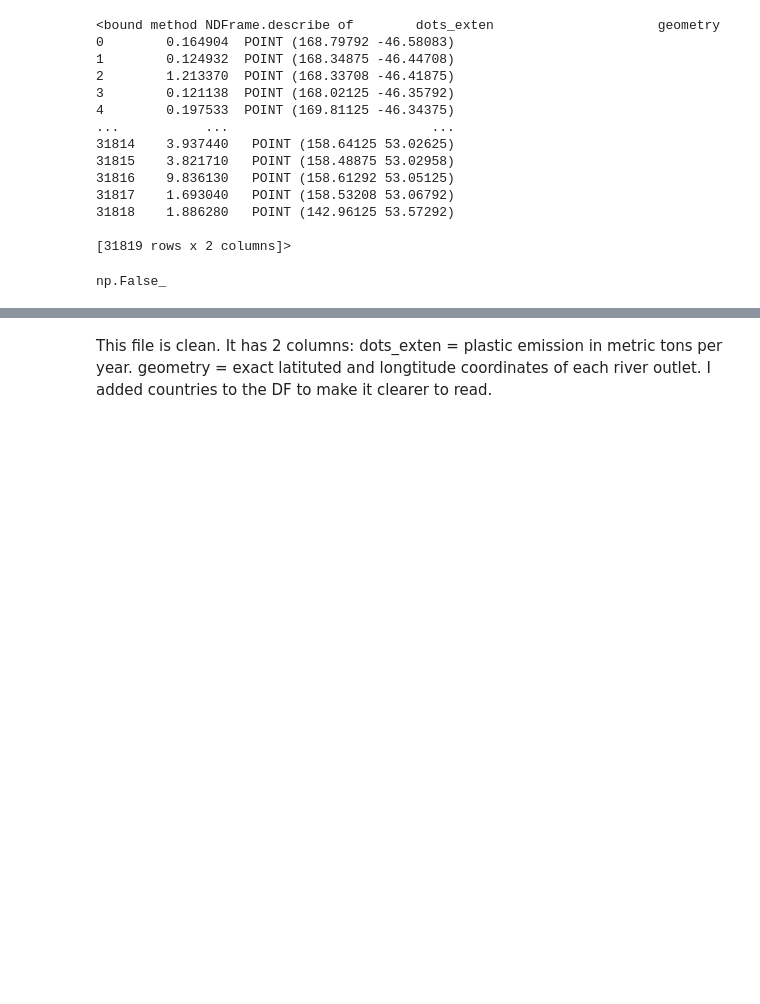
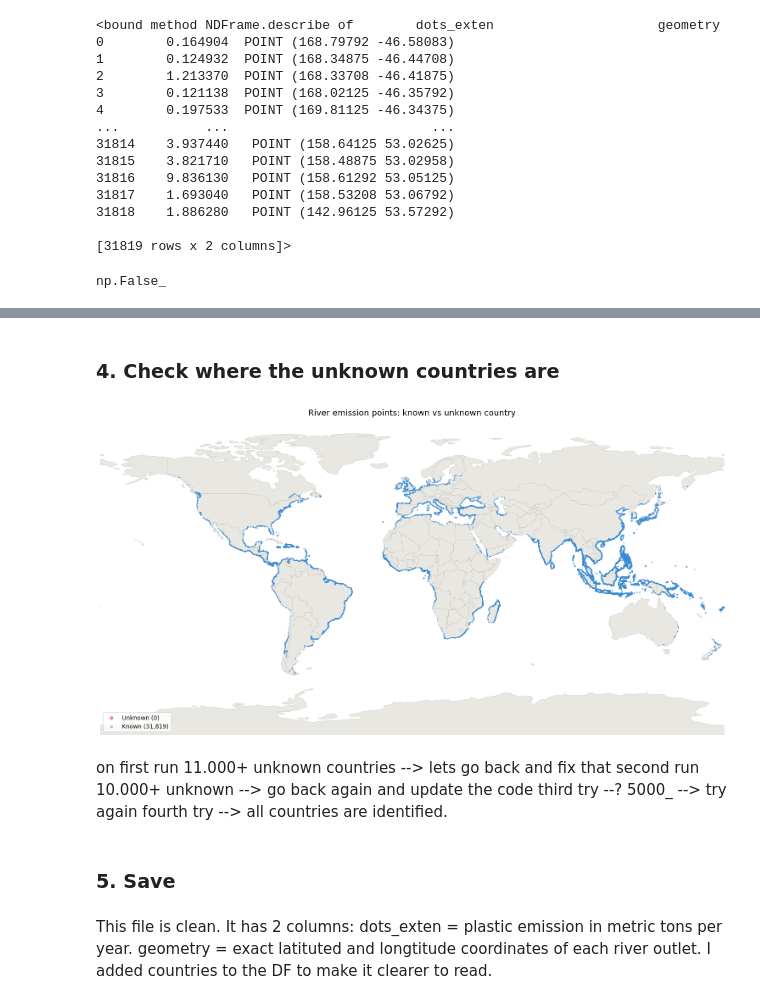
Before and after one commit to Sarah-Jane85/Source_to_Sea, a Jupyter notebook: Notebooks/01_data_cleaning.ipynb, the cells around one changed output, grey strips where cells are left out. Saved outputs shown, nothing was run; the diff lists cells and outputs as text; code cells hidden in the pictures; blank space fills up the shorter version.

Commit message:
added grahp to see in which country the unknown emission point are and assigned country names to the unknown

```diff
--- a/Notebooks/01_data_cleaning.ipynb
+++ b/Notebooks/01_data_cleaning.ipynb
@@ -109,0 +97,20 @@ print(rivers.columns.tolist())
+# %%
+# Second pass: for still-unknown points, try nearest country with a small buffer
+still_unknown = rivers_with_countries[rivers_with_countries["country"].isna()].drop(columns=["country", "continent"])
+
+world_buffered = world.copy()
+world_buffered["geometry"] = world.geometry.buffer(0.05)
+
+filled = gpd.sjoin(
+    still_unknown,
+    world_buffered[["geometry", "NAME", "CONTINENT"]],
+    how="left",
+    predicate="within"
+).rename(columns={"NAME": "country", "CONTINENT": "continent"}).drop(columns=["index_right"])
+
+# Drop duplicates keeping first match, then merge back
+filled = filled[~filled.index.duplicated(keep="first")]
+
+rivers_with_countries.update(filled[["country", "continent"]])
+
+print(f"Still unknown after buffer: {rivers_with_countries['country'].isna().sum()}")
@@ -110,2 +168,43 @@ print(rivers.columns.tolist())
+# %% [markdown]
+### 4. Check where the unknown countries are
+# %%
+import geopandas as gpd
+import matplotlib.pyplot as plt
+
+fig, ax = plt.subplots(figsize=(15, 8))
+
+world = gpd.read_file("https://naturalearth.s3.amazonaws.com/110m_cultural/ne_110m_admin_0_countries.zip")
+world.plot(ax=ax, color='#e8e7e1', edgecolor='#c0bfb8', linewidth=0.4)
+
+known   = rivers_with_countries[rivers_with_countries["country"].notna()]
+unknown = rivers_with_countries[rivers_with_countries["country"].isna()]
+
+ax.scatter(
+    unknown.geometry.apply(lambda p: p.x),
+    unknown.geometry.apply(lambda p: p.y),
+    s=1.5, color='#E24B4A', alpha=0.6, label=f'Unknown ({len(unknown):,})'
+)
+ax.scatter(
+    known.geometry.apply(lambda p: p.x),
+    known.geometry.apply(lambda p: p.y),
+    s=0.8, color='#3B8BD4', alpha=0.4, label=f'Known ({len(known):,})'
+)
+
+ax.set_title("River emission points: known vs unknown country", fontsize=14, pad=12)
+ax.legend(loc='lower left', markerscale=4, framealpha=0.8)
+ax.set_xlim(-180, 180)
+ax.set_ylim(-90, 90)
+ax.set_axis_off()
+plt.tight_layout()
+plt.show()
+# %% [output]
+[figure, added]
+# %% [markdown]
+on first run 11.000+ unknown countries --> lets go back and fix that
+second run 10.000+ unknown --> go back again and update the code
+third try --? 5000_ --> try again
+fourth try --> all countries are identified.
+# %% [markdown]
+### 5. Save
 # %%
 #save clean file
```
Also changed, not shown: parts of 7 cells of this notebook.
